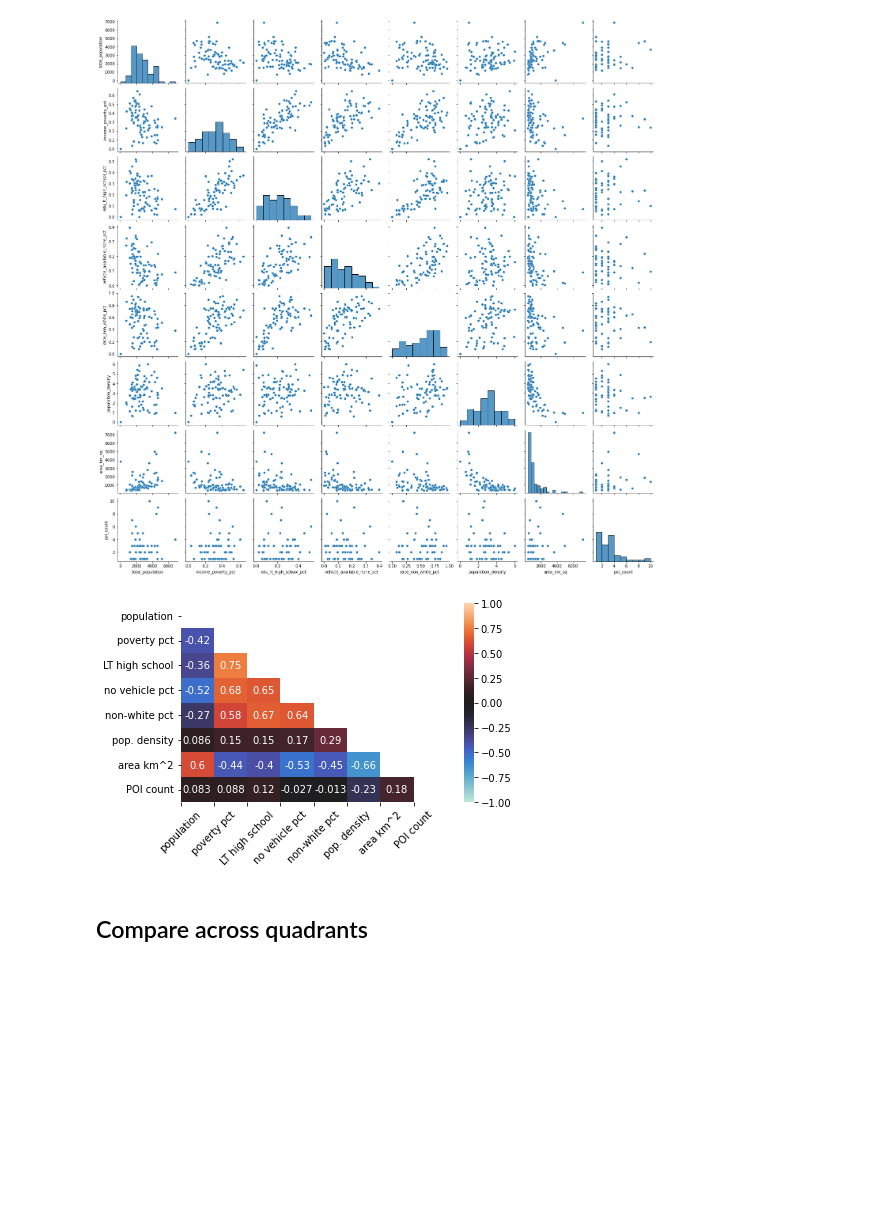
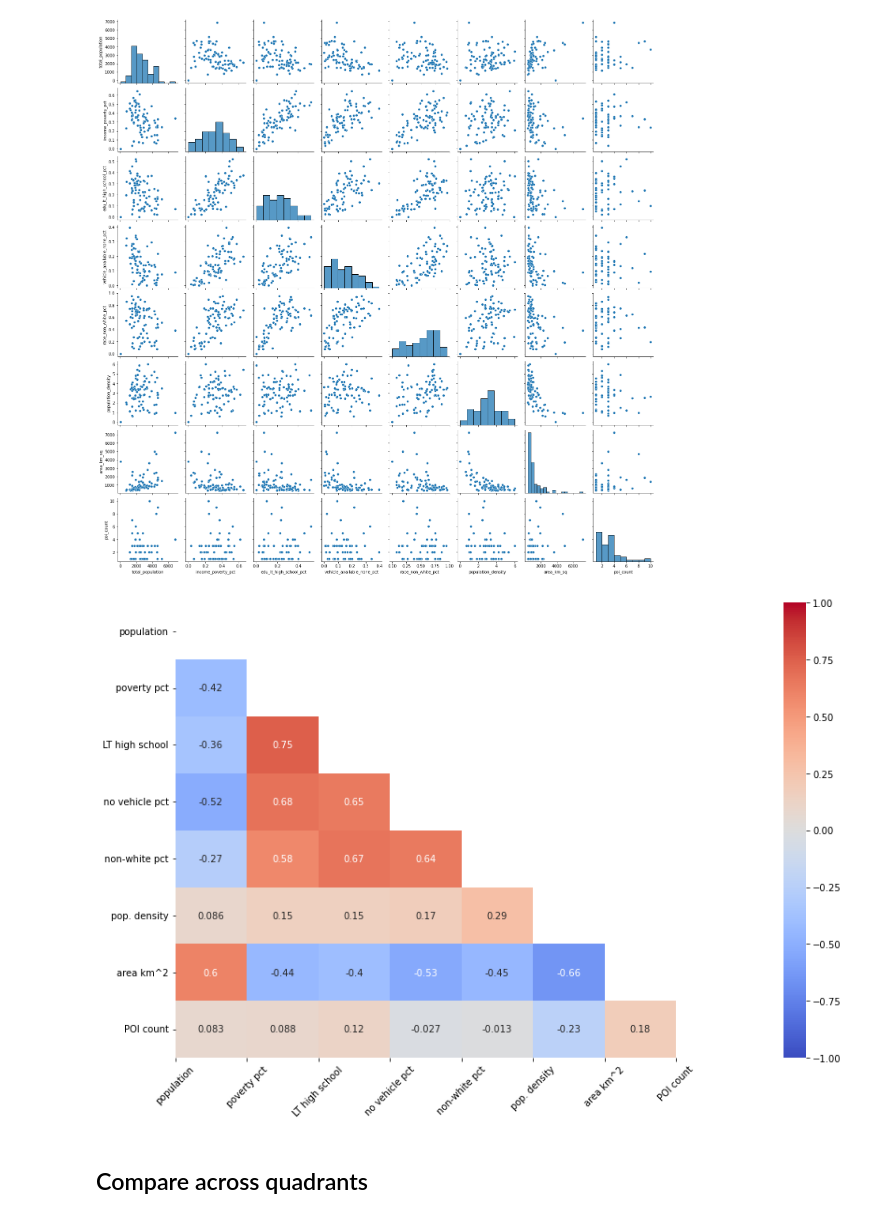
Before and after one commit to BakerAugust/roc-bike-growth, a Jupyter notebook: notebooks/spatial_analysis_pois.ipynb, the cells around one changed output. Cells and saved outputs as stored; diff of their text form; code cells hidden in the pictures; blank space fills up the shorter version.

```diff
--- a/notebooks/spatial_analysis_pois.ipynb
+++ b/notebooks/spatial_analysis_pois.ipynb
@@ -115,16 +135,17 @@ sns.pairplot(data=gdf[cols])
 # %%
 labels=['population','poverty pct','LT high school','no vehicle pct','non-white pct','pop. density','area km^2','POI count']
 
+plt.figure(figsize=(12,8))
 corr = gdf[cols].corr(method='spearman')
 mask = np.zeros_like(corr)
 mask[np.triu_indices_from(mask)] = True
-sns.heatmap(corr, vmin=-1, vmax=1, annot=True, center=0, mask=mask)
+sns.heatmap(corr, vmin=-1, vmax=1, annot=True, center=0, mask=mask, cmap='coolwarm')
 plt.yticks(ticks=np.arange(0.5, len(labels)),labels=labels)
 plt.xticks(rotation=45, ticks=np.arange(0,len(labels)), labels=labels)
 plt.tight_layout()
 plt.savefig('poi_corrplot.png')
 # %% [output]
-[figure, old version]
+[figure, new version]
 # %% [markdown]
 ## Compare across quadrants
 # %%
```
Also changed, not shown: parts of 1 cell of this notebook, 2 other files.
